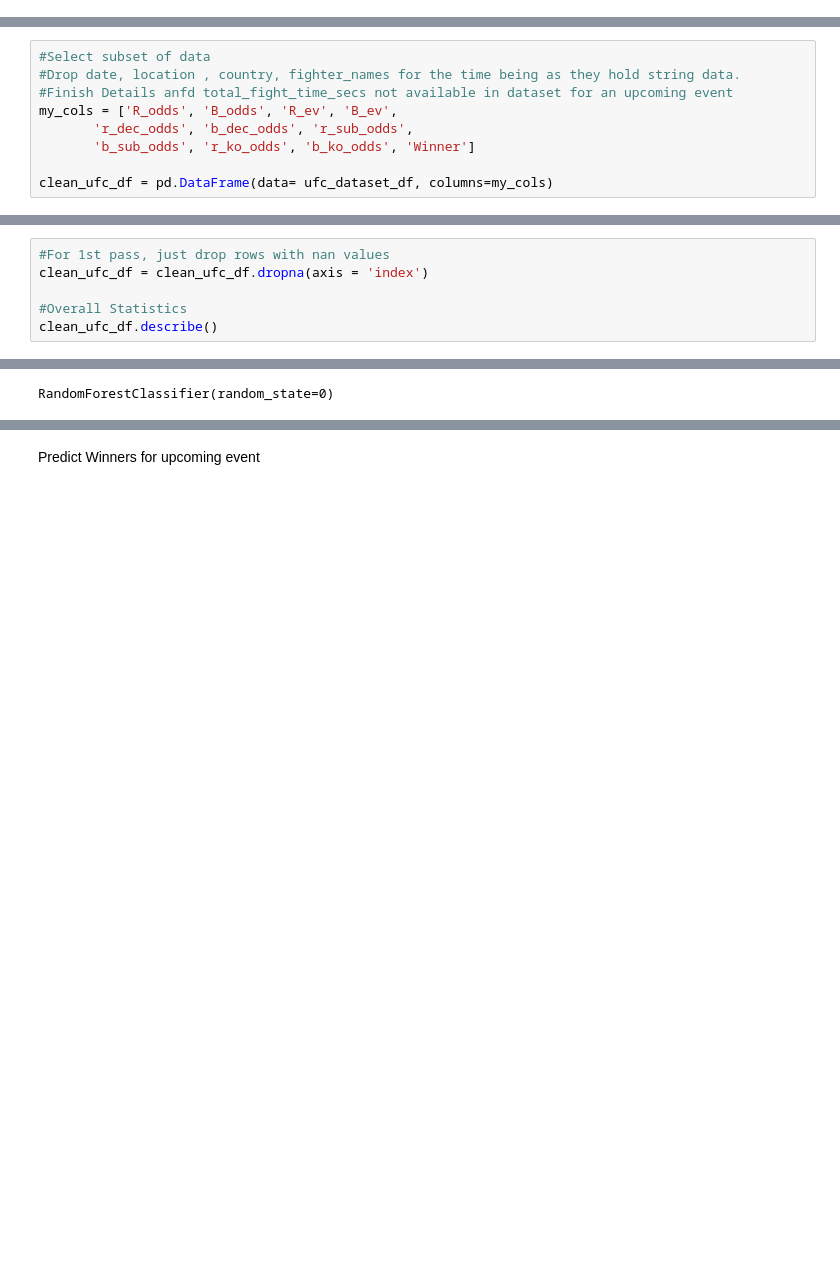
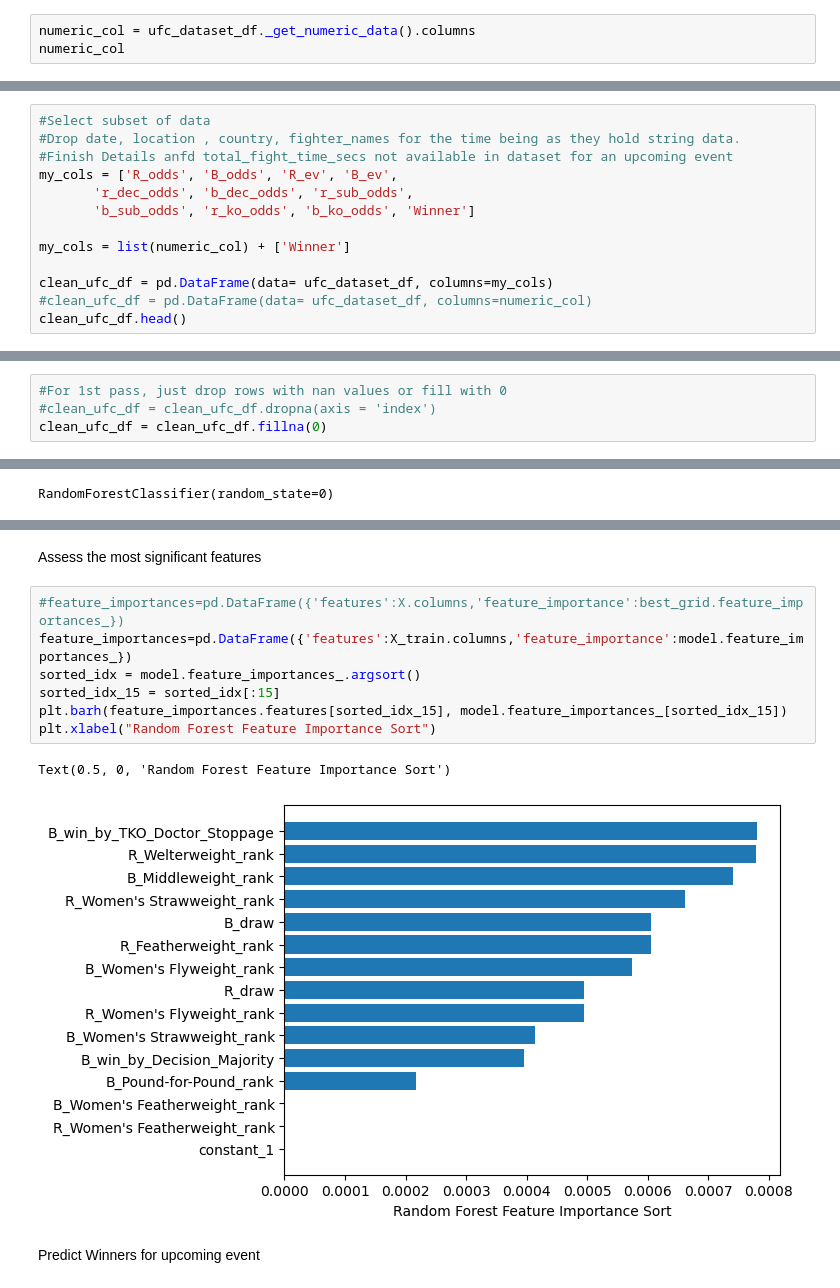
Before and after one commit to donaldkinyafisher/UFC-Fight-Predictor, a Jupyter notebook: eda.ipynb, the cells around one changed output, grey strips where cells are left out. Drawn from its saved outputs; the diff is of its cells as text; blank space fills up the shorter version.

Commit message:
Data description and prelime evaluation

```diff
--- a/eda.ipynb
+++ b/eda.ipynb
@@ -33,0 +46,3 @@ ufc_dataset_df.head()
+# %%
+numeric_col = ufc_dataset_df._get_numeric_data().columns
+numeric_col
@@ -39,4 +83,8 @@ my_cols = ['R_odds', 'B_odds', 'R_ev', 'B_ev',
        'r_dec_odds', 'b_dec_odds', 'r_sub_odds',
        'b_sub_odds', 'r_ko_odds', 'b_ko_odds', 'Winner']
 
+my_cols = list(numeric_col) + ['Winner']
+
 clean_ufc_df = pd.DataFrame(data= ufc_dataset_df, columns=my_cols)
+#clean_ufc_df = pd.DataFrame(data= ufc_dataset_df, columns=numeric_col)
+clean_ufc_df.head()
@@ -52,6 +116,4 @@ clean_ufc_df.head()
 # %%
-#For 1st pass, just drop rows with nan values
-clean_ufc_df = clean_ufc_df.dropna(axis = 'index')
-
-#Overall Statistics
-clean_ufc_df.describe()
+#For 1st pass, just drop rows with nan values or fill with 0
+#clean_ufc_df = clean_ufc_df.dropna(axis = 'index')
+clean_ufc_df = clean_ufc_df.fillna(0)
@@ -105,3 +158,15 @@ test_accuracy:0.6068012752391073
+# %% [markdown]
+Assess the most significant features
+# %%
+#feature_importances=pd.DataFrame({'features':X.columns,'feature_importance':best_grid.feature_importances_})
+feature_importances=pd.DataFrame({'features':X_train.columns,'feature_importance':model.feature_importances_})
+sorted_idx = model.feature_importances_.argsort()
+sorted_idx_15 = sorted_idx[:15]
+plt.barh(feature_importances.features[sorted_idx_15], model.feature_importances_[sorted_idx_15])
+plt.xlabel("Random Forest Feature Importance Sort")
+# %% [output]
+Text(0.5, 0, 'Random Forest Feature Importance Sort')
+[figure, added]
 # %% [markdown]
 Predict Winners for upcoming event
 # %%
```
Also changed, not shown: parts of 17 cells of this notebook, 1 other file.
